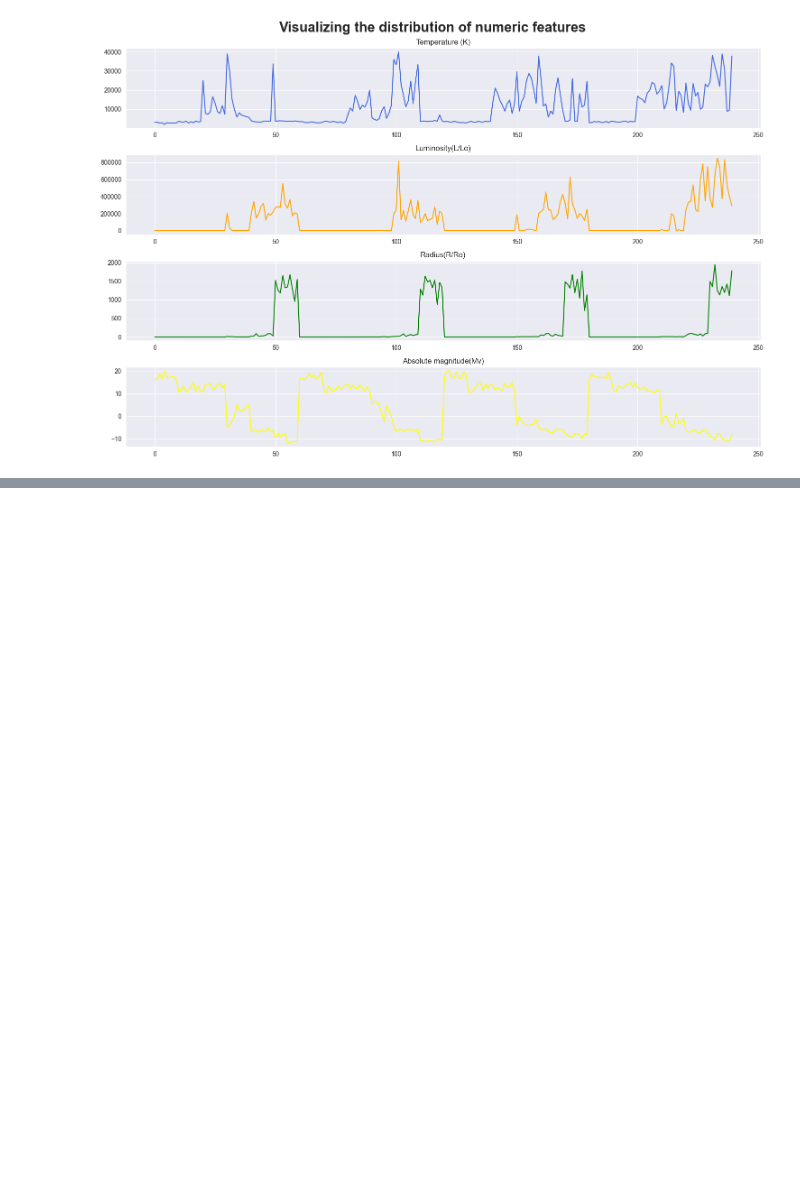
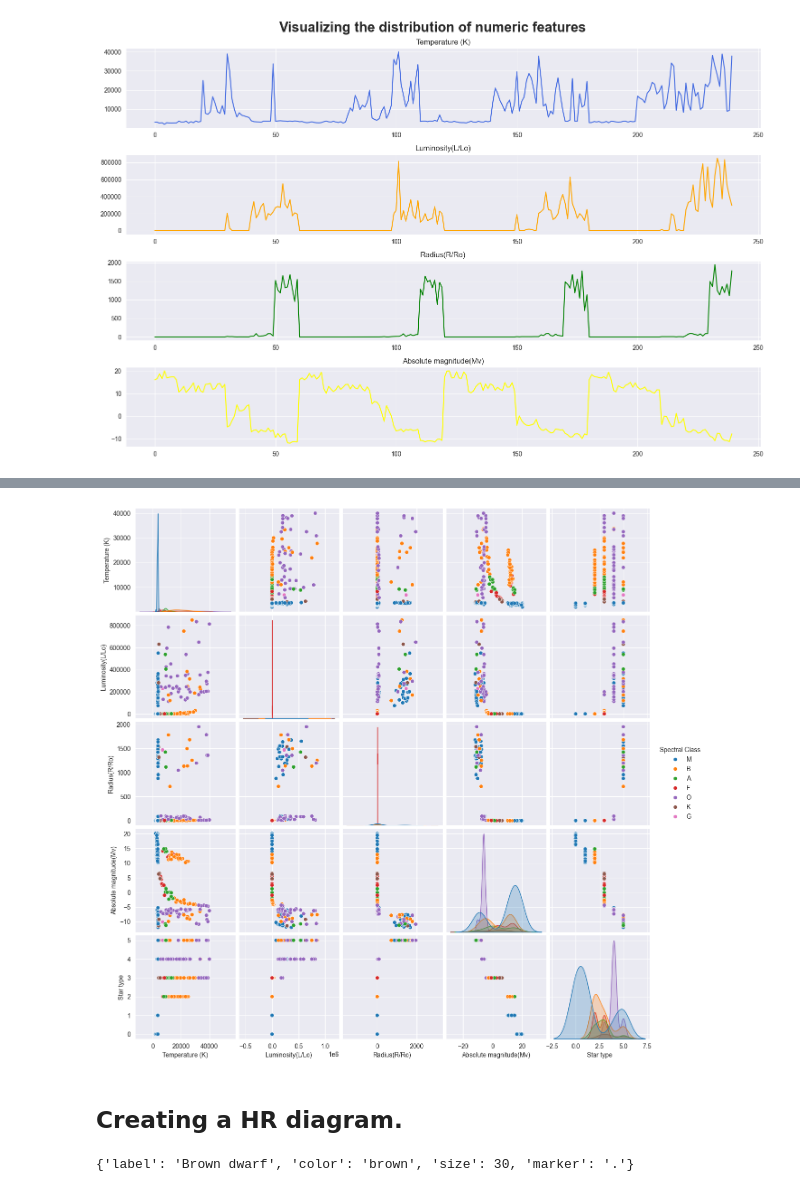
Before and after one commit to Jatin804/About-Stars, a Jupyter notebook: Astronomical_data_analytics.ipynb, the cells around one changed output, grey strips where cells are left out. Drawn from its saved outputs; the diff is of its cells as text; code cells hidden in the pictures; blank space fills up the shorter version.

```diff
--- a/Astronomical_data_analytics.ipynb
+++ b/Astronomical_data_analytics.ipynb
@@ -62,7 +64,7 @@ star_df.info()   # <- for information about csv
 # Create a directory to save the visualization
 folder_name = 'star_plots'
 os.makedirs(folder_name, exist_ok=True)      # if it not exists create, if exists dont create
-base_dir = f"C:/Users/Sir/Documents/Analytics_practice/{folder_name}/"
+base_dir = f"C:/Users/Sir/Documents/Analytics_practice/About-Stars/{folder_name}/"
 # %% [markdown]
 ### Visualize the count of start for each type of star (using matblotlib)
 # %%
@@ -172,0 +189,10 @@ plt.show()
+# %%
+# Get a pair plot for the dataset - scatter
+
+sns.pairplot(star_df, hue='Spectral Class')
+plt.savefig(base_dir + 'pair_plot.png')
+plt.show()
+# %% [output]
+[figure, added]
+# %% [markdown]
+## Creating a HR diagram.
@@ -172,0 +213,6 @@ plt.show()
+# %%
+star_types[0]  # to get the value of the key
+# star_types[0]['label']  # to get the value of the key ie., lable : Brown dwarf
+# star_types[star_type[100]]['marker']  # to get the marker of the star type
+# %% [output]
+{'label': 'Brown dwarf', 'color': 'brown', 'size': 30, 'marker': '.'}
```
Also changed, not shown: parts of 10 cells of this notebook, 4 other files.
